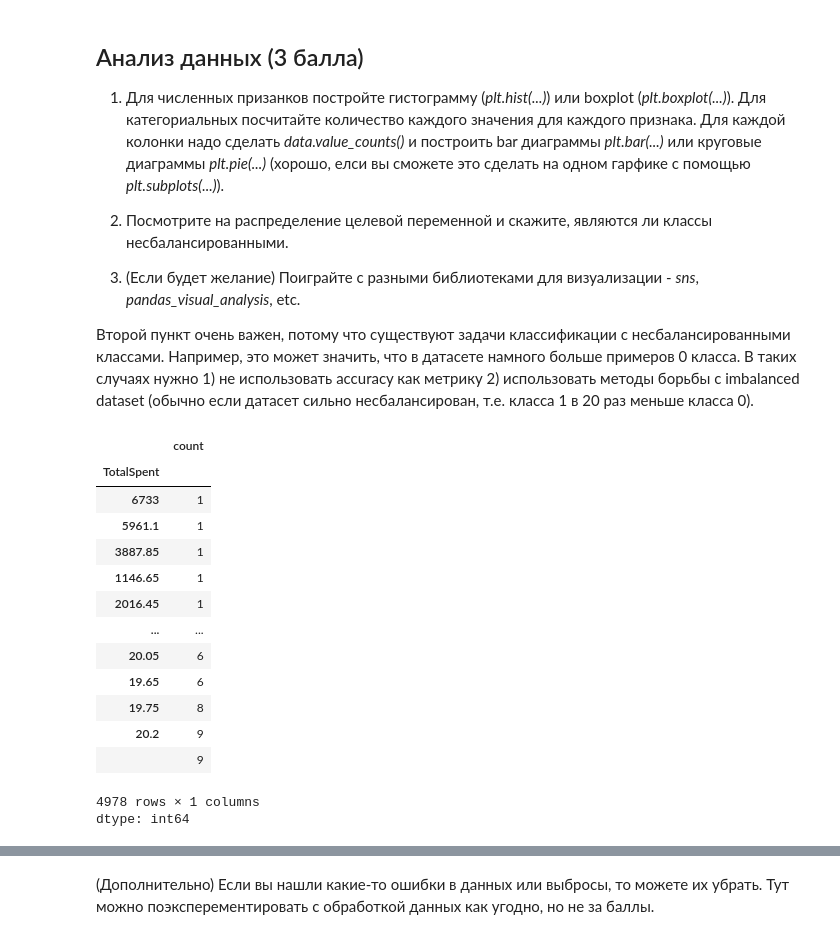
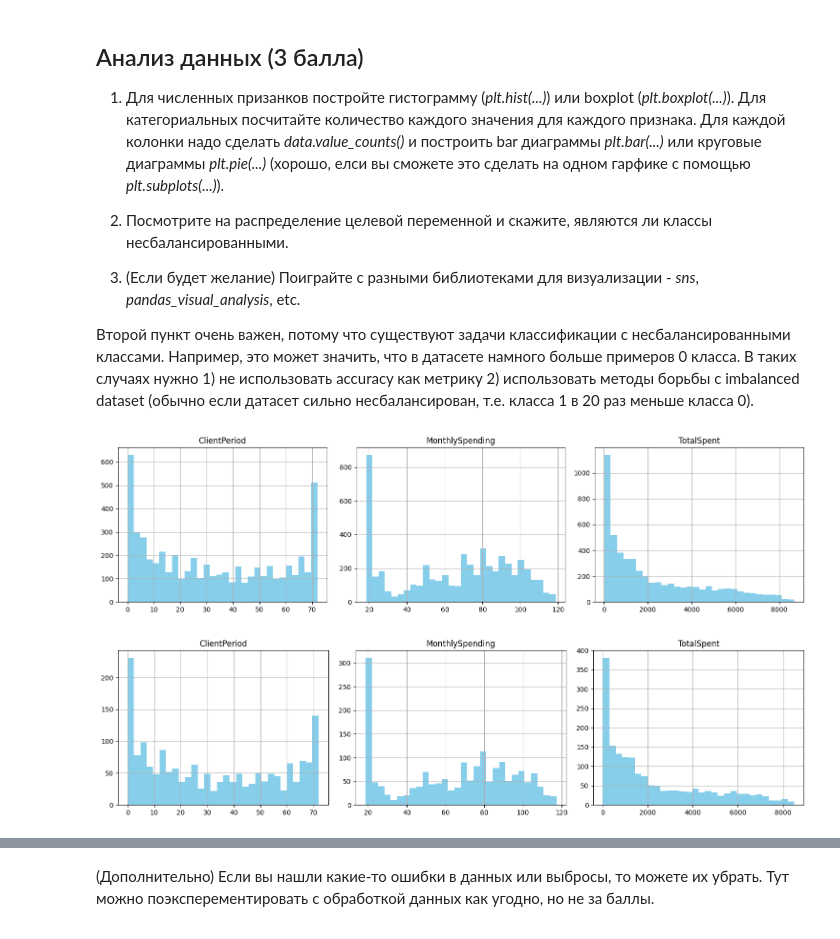
Before and after one commit to qwart6/DLS_by_MIPT, a Jupyter notebook: Homeworks/hw_3_kaggle.ipynb, the cells around one changed output, grey strips where cells are left out. Saved outputs shown, nothing was run; the diff lists cells and outputs as text; code cells hidden in the pictures.

```diff
--- a/Homeworks/hw_3_kaggle.ipynb
+++ b/Homeworks/hw_3_kaggle.ipynb
@@ -225,21 +256,15 @@ np.int64(0)
 3) (Если будет желание) Поиграйте с разными библиотеками для визуализации - *sns*, *pandas_visual_analysis*, etc.
 
 Второй пункт очень важен, потому что существуют задачи классификации с несбалансированными классами. Например, это может значить, что в датасете намного больше примеров 0 класса. В таких случаях нужно 1) не использовать accuracy как метрику 2) использовать методы борьбы с imbalanced dataset (обычно если датасет сильно несбалансирован, т.е. класса 1 в 20 раз меньше класса 0).
-# %%
-data_train['TotalSpent'].value_counts().sort_values()
-# %% [output]
-|  | count |
-| TotalSpent |  |
-| 6733 | 1 |
-| 5961.1 | 1 |
-| 3887.85 | 1 |
-| 1146.65 | 1 |
-| 2016.45 | 1 |
-| ... | ... |
-| 20.05 | 6 |
-| 19.65 | 6 |
-| 19.75 | 8 |
-| 20.2 | 9 |
-|  | 9 |
-4978 rows × 1 columns
-dtype: int64
+# %%
+data_train[num_cols].hist(figsize=(15, 4), bins=30, color='skyblue', layout=(1, 3))
+plt.tight_layout()
+plt.show()
+# %% [output]
+[figure, added]
+# %%
+data_test[num_cols].hist(figsize=(15, 4), bins=30, color='skyblue', layout=(1, 3))
+plt.tight_layout()
+plt.show()
+# %% [output]
+[figure, added]
```
Also changed, not shown: parts of 24 cells of this notebook.
